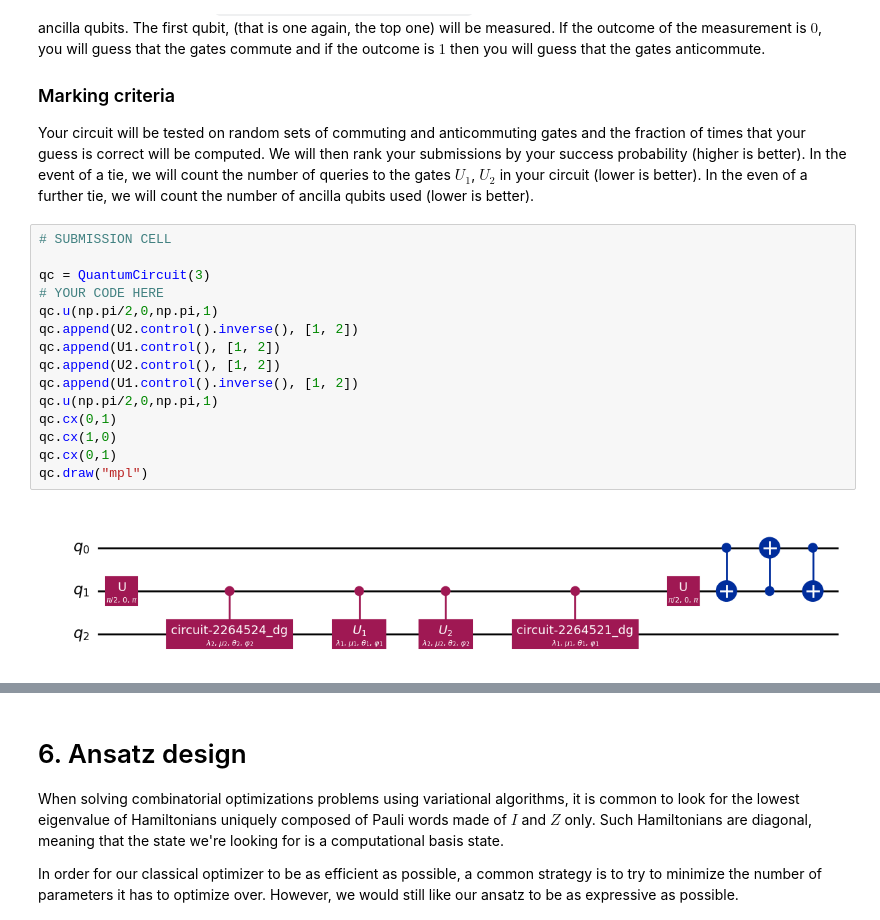
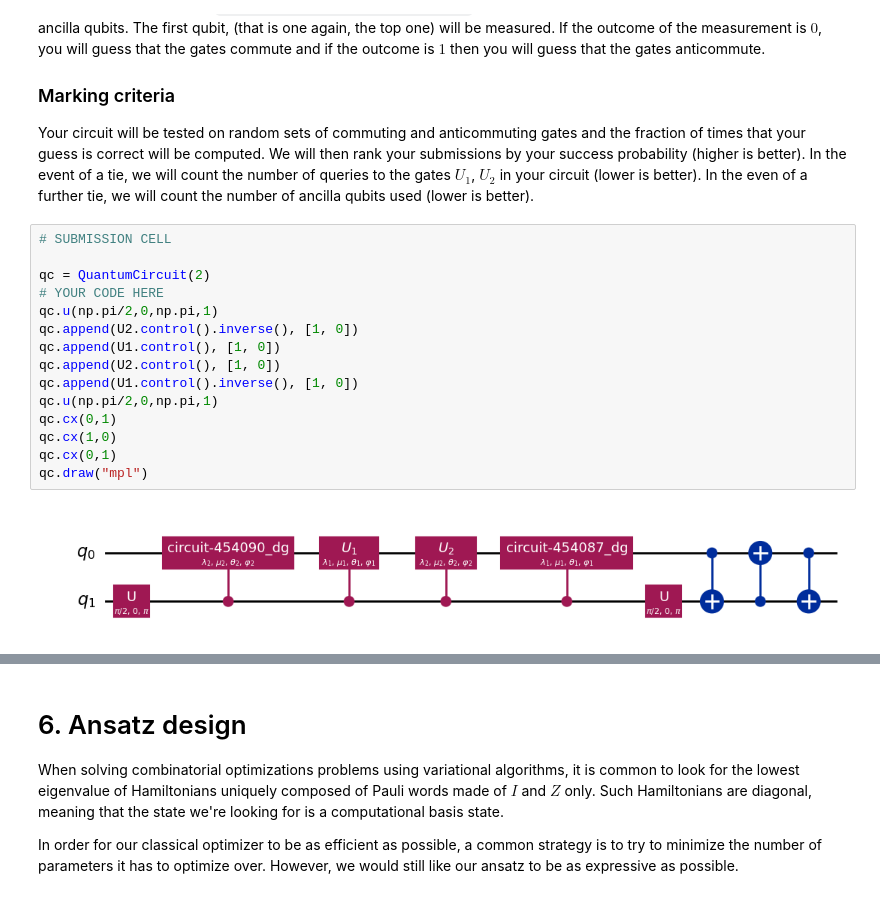
Before and after one commit to chaotiquetaurus/hackaton_interesemestre2, a Jupyter notebook: Sandbox/Questions_Louis.ipynb, the cells around one changed output, grey strips where cells are left out. Saved outputs shown, nothing was run; the diff lists cells and outputs as text; some formulas as TeX source.

```diff
--- a/Sandbox/Questions_Louis.ipynb
+++ b/Sandbox/Questions_Louis.ipynb
@@ -445,20 +448,20 @@ Your circuit will be tested on random sets of commuting and anticommuting gates
 # %%
 # SUBMISSION CELL
 
-qc = QuantumCircuit(3)
+qc = QuantumCircuit(2)
 # YOUR CODE HERE
 qc.u(np.pi/2,0,np.pi,1)
-qc.append(U2.control().inverse(), [1, 2])
-qc.append(U1.control(), [1, 2])
-qc.append(U2.control(), [1, 2])
-qc.append(U1.control().inverse(), [1, 2])
+qc.append(U2.control().inverse(), [1, 0])
+qc.append(U1.control(), [1, 0])
+qc.append(U2.control(), [1, 0])
+qc.append(U1.control().inverse(), [1, 0])
 qc.u(np.pi/2,0,np.pi,1)
 qc.cx(0,1)
 qc.cx(1,0)
 qc.cx(0,1)
 qc.draw("mpl")
 # %% [output]
-[figure, old version]
+[figure, new version]
 # %%
 # SCORING CELL
 
```
Also changed, not shown: parts of 10 cells of this notebook.
